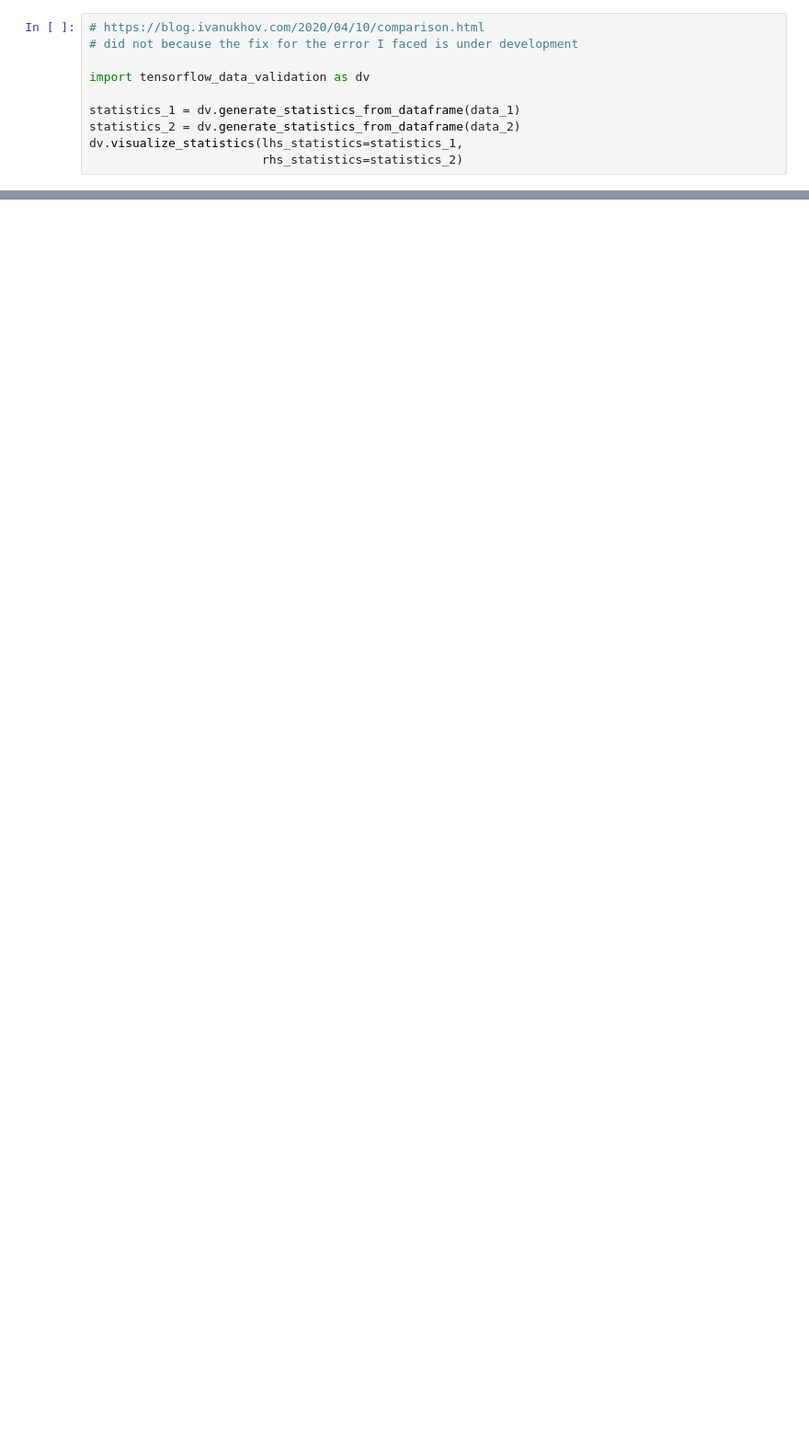
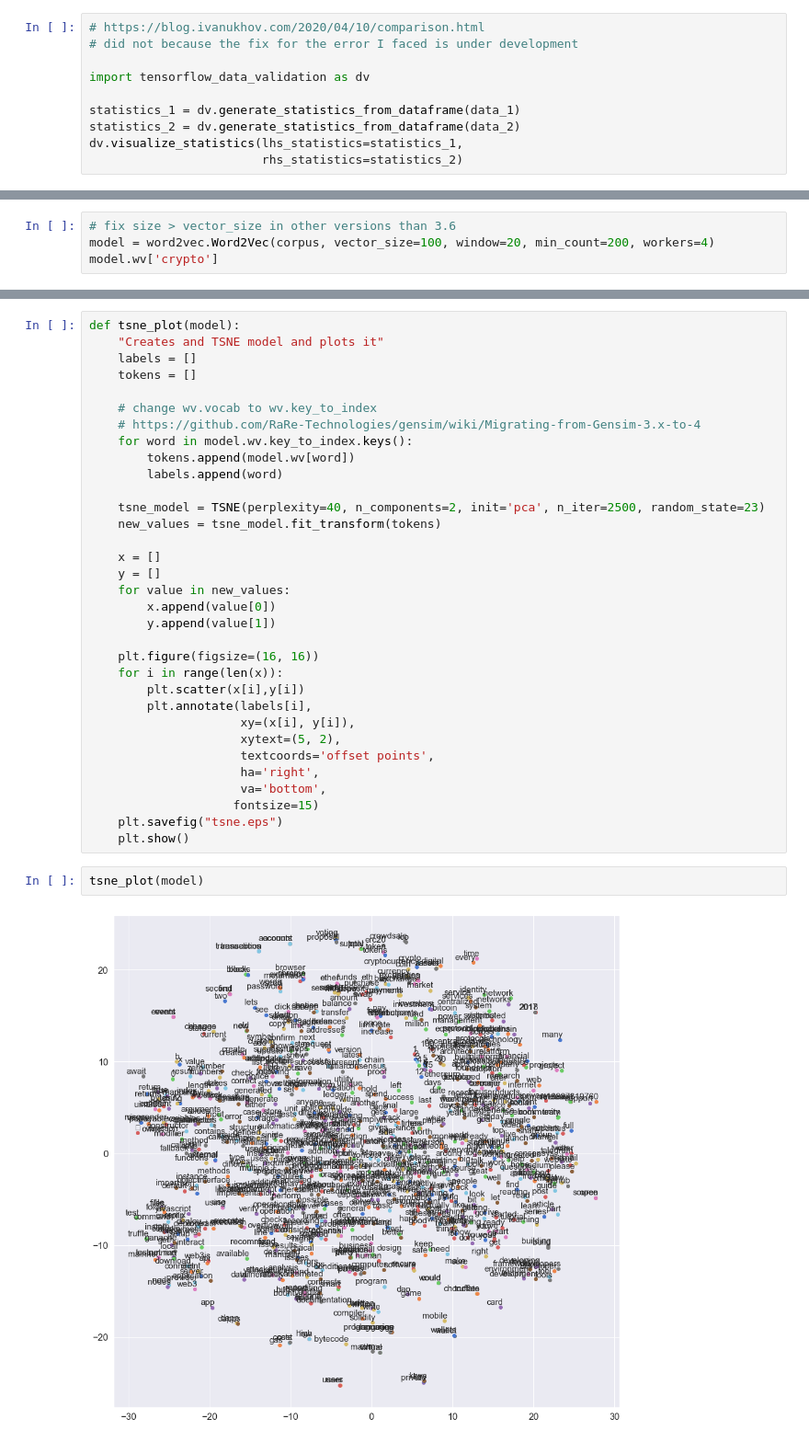
Before and after one commit to shantoroy/medium_blog_post_scrape, a Jupyter notebook: analysis/notebooks/blog_dataset_comparison.ipynb, the cells around one changed output, grey strips where cells are left out. Shown at 92% size. Cells and saved outputs as stored; diff of their text form; blank space fills up the shorter version.

```diff
--- a/analysis/notebooks/blog_dataset_comparison.ipynb
+++ b/analysis/notebooks/blog_dataset_comparison.ipynb
@@ -135,0 +217,4 @@ dv.visualize_statistics(lhs_statistics=statistics_1,
+# %%
+# fix size > vector_size in other versions than 3.6
+model = word2vec.Word2Vec(corpus, vector_size=100, window=20, min_count=200, workers=4)
+model.wv['crypto']
@@ -135,0 +239,37 @@ dv.visualize_statistics(lhs_statistics=statistics_1,
+# %%
+def tsne_plot(model):
+    "Creates and TSNE model and plots it"
+    labels = []
+    tokens = []
+
+    # change wv.vocab to wv.key_to_index
+    # https://github.com/RaRe-Technologies/gensim/wiki/Migrating-from-Gensim-3.x-to-4
+    for word in model.wv.key_to_index.keys():
+        tokens.append(model.wv[word])
+        labels.append(word)
+
+    tsne_model = TSNE(perplexity=40, n_components=2, init='pca', n_iter=2500, random_state=23)
+    new_values = tsne_model.fit_transform(tokens)
+
+    x = []
+    y = []
+    for value in new_values:
+        x.append(value[0])
+        y.append(value[1])
+
+    plt.figure(figsize=(16, 16))
+    for i in range(len(x)):
+        plt.scatter(x[i],y[i])
+        plt.annotate(labels[i],
+                     xy=(x[i], y[i]),
+                     xytext=(5, 2),
+                     textcoords='offset points',
+                     ha='right',
+                     va='bottom',
+                    fontsize=15)
+    plt.savefig("tsne.eps")
+    plt.show()
+# %%
+tsne_plot(model)
+# %% [output]
+[figure, added]
```
Also changed, not shown: parts of 9 cells of this notebook, 21 other files.
